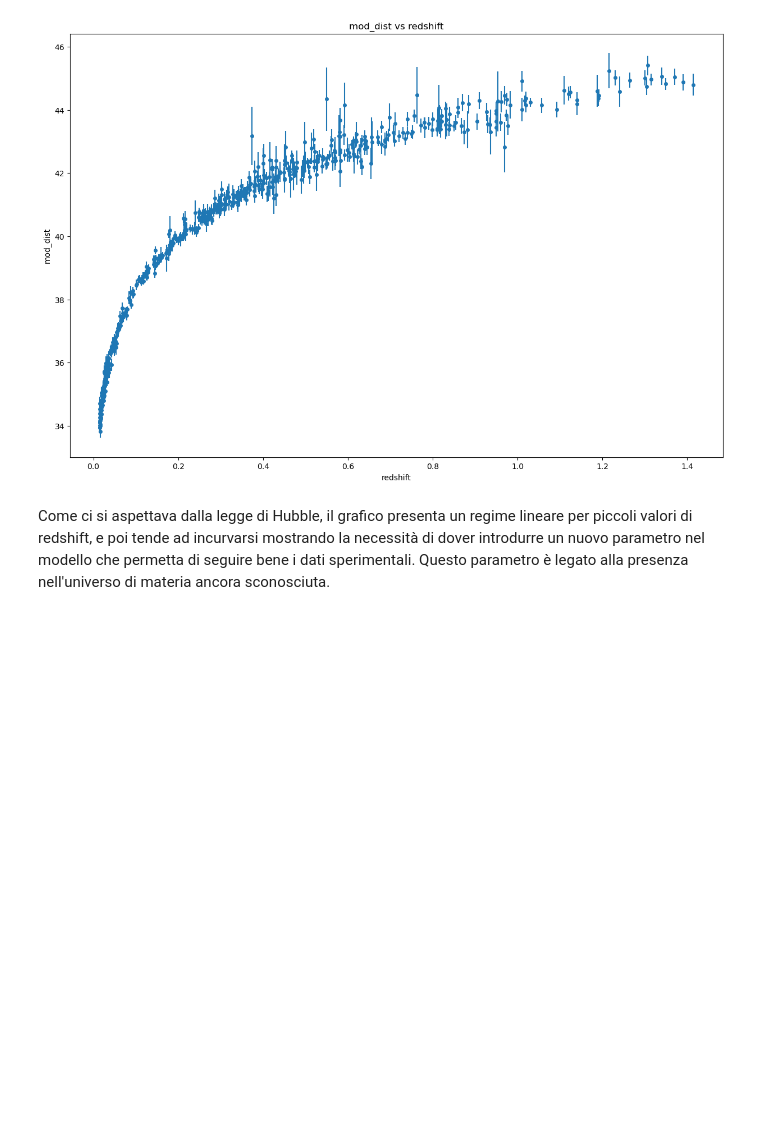
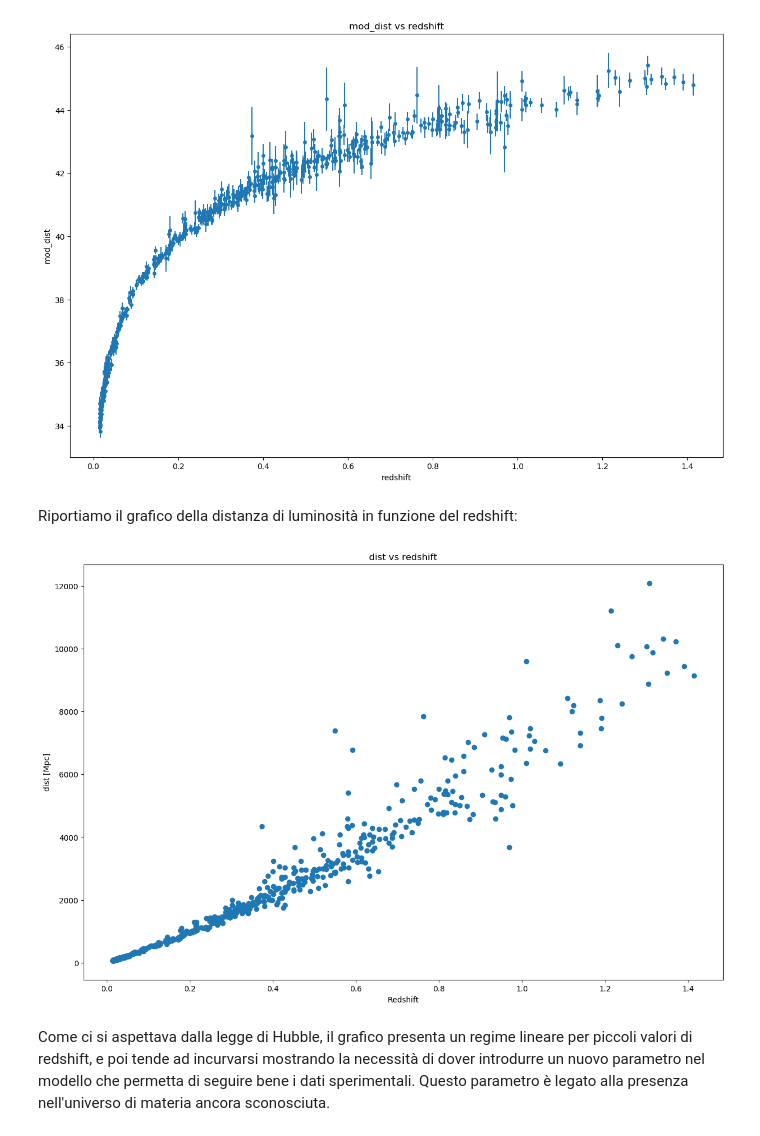
Before and after one commit to Progetto-Analisi-dati-2021/Hubble, a Jupyter notebook: Script progetto.ipynb, the cells around one changed output. Saved outputs shown, nothing was run; the diff lists cells and outputs as text; code cells hidden in the pictures; blank space fills up the shorter version.

```diff
--- a/Script progetto.ipynb
+++ b/Script progetto.ipynb
@@ -76,3 +73,5 @@ ax.set_ylabel('mod_dist')
 plt.show()
 # %% [output]
 [figure]
+# %% [markdown]
+Riportiamo il grafico della distanza di luminosità in funzione del redshift:
@@ -79,3 +80,12 @@ plt.show()
+# %%
+fig, ax = plt.subplots(figsize=(15, 10), dpi=100)
+plt.plot(df['redshift'],df['dist'],'o')
+plt.title('dist vs redshift')
+plt.xlabel('Redshift')
+plt.ylabel('dist [Mpc]')
+plt.show()
+# %% [output]
+[figure, added]
 # %% [markdown]
 Come ci si aspettava dalla legge di Hubble, il grafico presenta un regime lineare per piccoli valori di redshift, e poi tende ad incurvarsi mostrando la necessità di dover introdurre un nuovo parametro nel modello che permetta di seguire bene i dati sperimentali. Questo parametro è legato alla presenza nell'universo di materia ancora sconosciuta.
 # %% [markdown]
```
Also changed, not shown: parts of 14 cells of this notebook.
